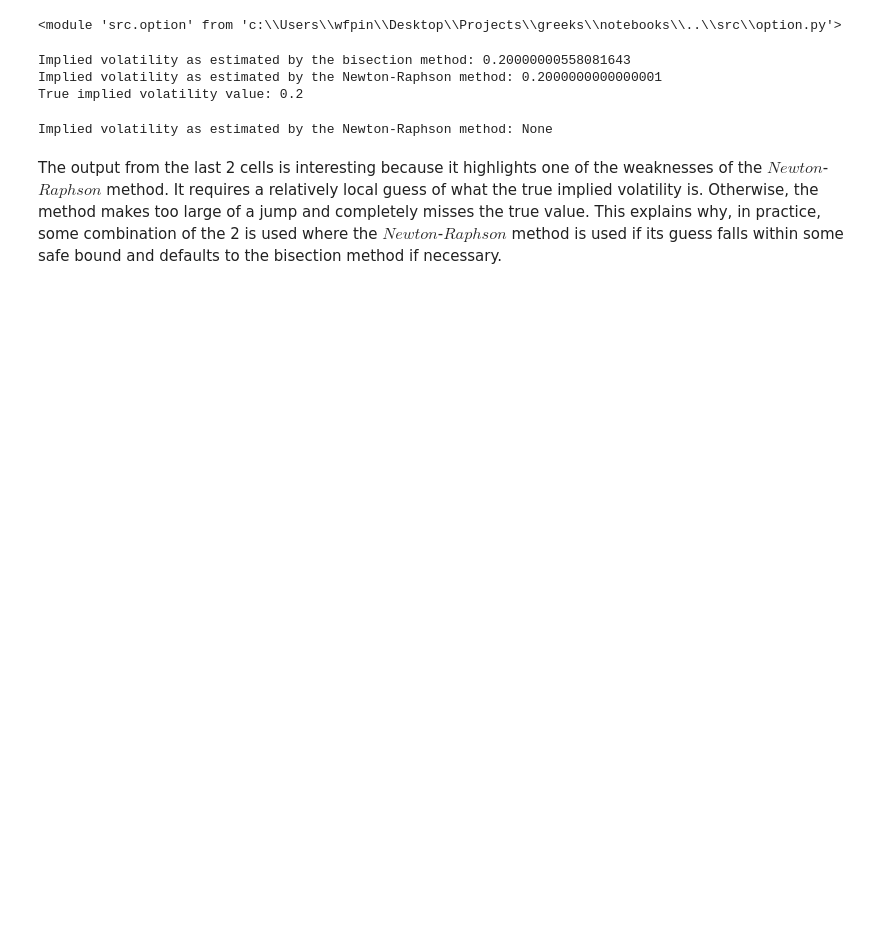
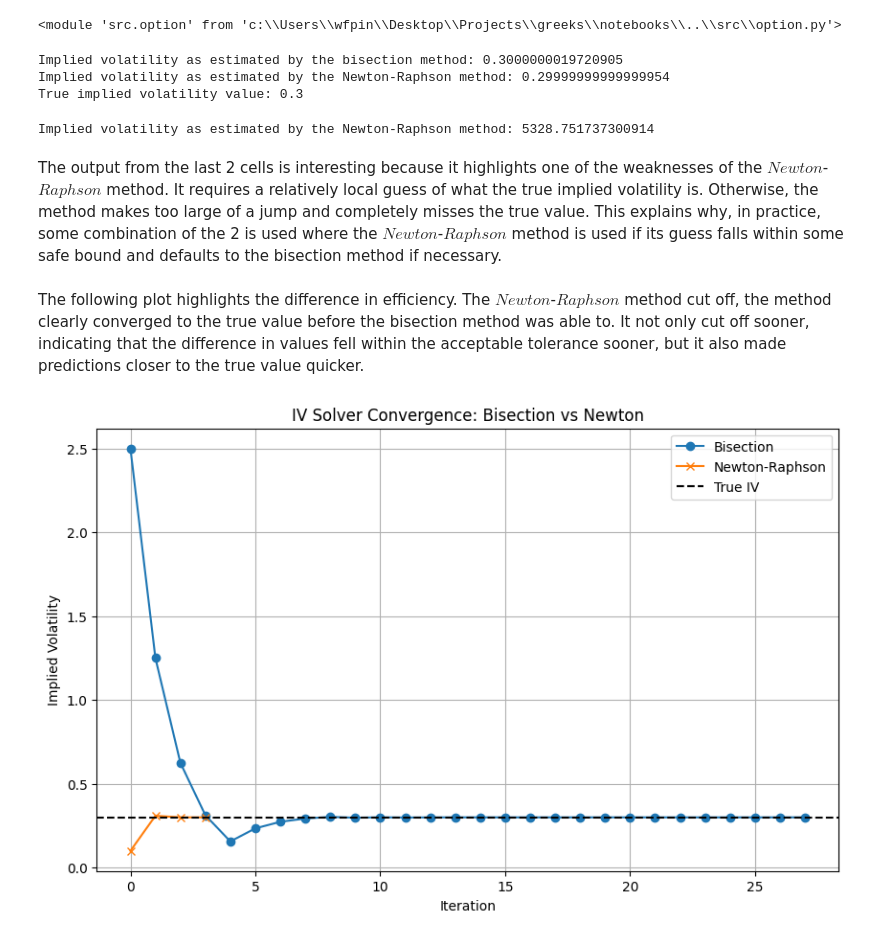
Before and after one commit to squilliam34/greeks, a Jupyter notebook: notebooks/implied volatility.ipynb, the cells around one changed output. Drawn from its saved outputs; the diff is of its cells as text; code cells hidden in the pictures; blank space fills up the shorter version.

Commit message:
Convergence plots

```diff
--- a/notebooks/implied volatility.ipynb
+++ b/notebooks/implied volatility.ipynb
@@ -10,22 +11,56 @@ importlib.reload(sys.modules['src.option'])
 # %% [output]
 <module 'src.option' from 'c:\\Users\\wfpin\\Desktop\\Projects\\greeks\\notebooks\\..\\src\\option.py'>
 # %%
-S = 100; T = 5; r = 0.02; K = 100; sigma = 0.2
+S = 100; T = 5; r = 0.02; K = 100; sigma = 0.3
 opt0 = Option(S, T, r, K, sigma)
 market_price = opt0.black_scholes()
 iv_bisection = opt0.implied_vol_bisection(market_price=market_price)
-iv_newton = opt0.implied_vol_newton(market_price=market_price, initial_guess=0.1)
+iv_newton = opt0.implied_vol_newton(market_price=market_price)
 print(f'Implied volatility as estimated by the bisection method: {iv_bisection}')
 print(f'Implied volatility as estimated by the Newton-Raphson method: {iv_newton}')
 print(f'True implied volatility value: {opt0.sigma}')
 # %% [output]
-Implied volatility as estimated by the bisection method: 0.20000000558081643
-Implied volatility as estimated by the Newton-Raphson method: 0.2000000000000001
-True implied volatility value: 0.2
+Implied volatility as estimated by the bisection method: 0.3000000019720905
+Implied volatility as estimated by the Newton-Raphson method: 0.29999999999999954
+True implied volatility value: 0.3
 # %%
-iv_newton = opt0.implied_vol_newton(market_price=market_price)
+iv_newton = opt0.implied_vol_newton(market_price=market_price, initial_guess=0.01)
 print(f'Implied volatility as estimated by the Newton-Raphson method: {iv_newton}')
 # %% [output]
-Implied volatility as estimated by the Newton-Raphson method: None
+Implied volatility as estimated by the Newton-Raphson method: 5328.751737300914
 # %% [markdown]
 The output from the last 2 cells is interesting because it highlights one of the weaknesses of the $Newton$-$Raphson$ method. It requires a relatively local guess of what the true implied volatility is. Otherwise, the method makes too large of a jump and completely misses the true value. This explains why, in practice, some combination of the 2 is used where the $Newton$-$Raphson$ method is used if its guess falls within some safe bound and defaults to the bisection method if necessary.
+# %% [markdown]
+The following plot highlights the difference in efficiency. The $Newton$-$Raphson$ method cut off, the method clearly converged to the true value before the bisection method was able to. It not only cut off sooner, indicating that the difference in values fell within the acceptable tolerance sooner, but it also made predictions closer to the true value quicker.
+# %%
+def plot_iv_convergence(option, market_price):
+
+    bis_path = option.implied_vol_bisection(
+        market_price, return_path=True
+    )
+
+    newton_path = option.implied_vol_newton(
+        market_price, initial_guess=0.1, return_path=True
+    )
+
+    true_iv = option.sigma
+
+    plt.figure(figsize=(10,6))
+
+    # iteration indices
+    plt.plot(bis_path, label="Bisection", marker='o')
+    plt.plot(newton_path, label="Newton-Raphson", marker='x')
+
+    # true value line
+    plt.axhline(true_iv, linestyle='--', color='black', label="True IV")
+
+    plt.xlabel("Iteration")
+    plt.ylabel("Implied Volatility")
+    plt.title("IV Solver Convergence: Bisection vs Newton")
+    plt.legend()
+    plt.grid(True)
+    plt.show()
+
+plot_iv_convergence(option=opt0, market_price=market_price)
+# %% [output]
+[figure, added]
```
Also changed, not shown: parts of 1 cell of this notebook.
